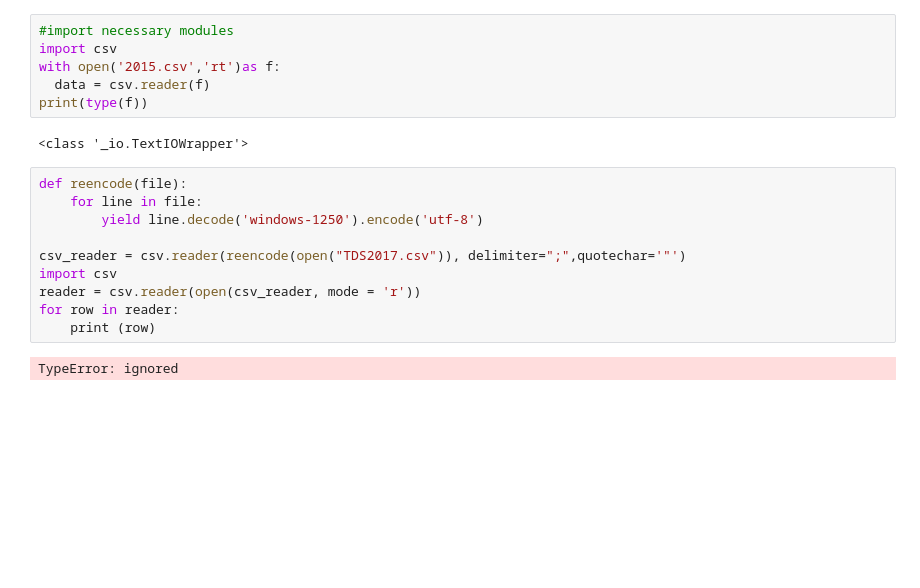
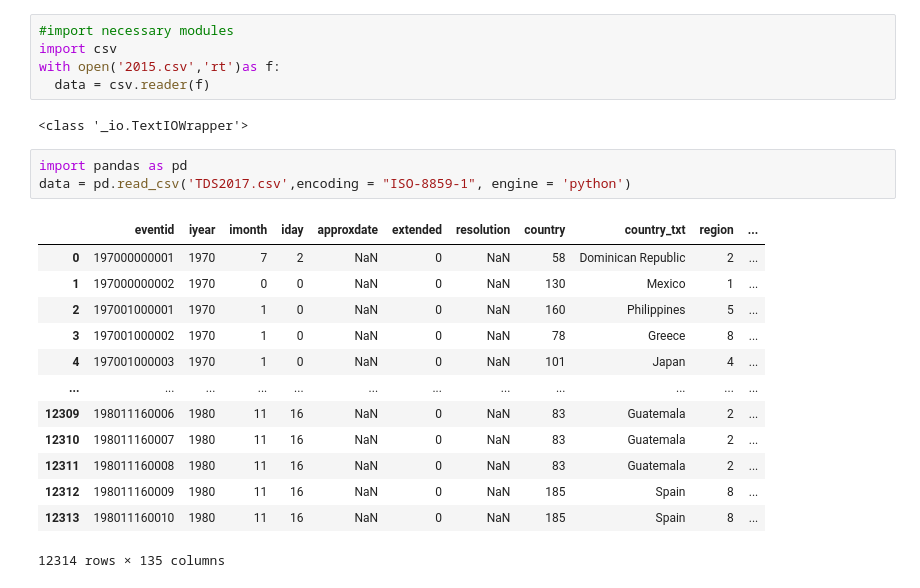
Before and after one commit to aghapygad336/MENA, a Jupyter notebook: MENA.ipynb, the cells around one changed output. Drawn from its saved outputs; the diff is of its cells as text; blank space fills up the shorter version.

```diff
--- a/MENA.ipynb
+++ b/MENA.ipynb
@@ -5,18 +5,22 @@
 import csv
 with open('2015.csv','rt')as f:
   data = csv.reader(f)
-print(type(f))
 # %% [output]
 <class '_io.TextIOWrapper'>
-# %%
-def reencode(file):
-    for line in file:
-        yield line.decode('windows-1250').encode('utf-8')
-
-csv_reader = csv.reader(reencode(open("TDS2017.csv")), delimiter=";",quotechar='"')
-import csv
-reader = csv.reader(open(csv_reader, mode = 'r'))
-for row in reader:
-    print (row)
-# %% [output]
-TypeError: ignored
+# %%
+import pandas as pd
+data = pd.read_csv('TDS2017.csv',encoding = "ISO-8859-1", engine = 'python')
+# %% [output]
+|  | eventid | iyear | imonth | iday | approxdate | extended | resolution | country | country_txt | region | ... |
+| 0 | 197000000001 | 1970 | 7 | 2 | NaN | 0 | NaN | 58 | Dominican Republic | 2 | ... |
+| 1 | 197000000002 | 1970 | 0 | 0 | NaN | 0 | NaN | 130 | Mexico | 1 | ... |
+| 2 | 197001000001 | 1970 | 1 | 0 | NaN | 0 | NaN | 160 | Philippines | 5 | ... |
+| 3 | 197001000002 | 1970 | 1 | 0 | NaN | 0 | NaN | 78 | Greece | 8 | ... |
+| 4 | 197001000003 | 1970 | 1 | 0 | NaN | 0 | NaN | 101 | Japan | 4 | ... |
+| ... | ... | ... | ... | ... | ... | ... | ... | ... | ... | ... | ... |
+| 12309 | 198011160006 | 1980 | 11 | 16 | NaN | 0 | NaN | 83 | Guatemala | 2 | ... |
+| 12310 | 198011160007 | 1980 | 11 | 16 | NaN | 0 | NaN | 83 | Guatemala | 2 | ... |
+| 12311 | 198011160008 | 1980 | 11 | 16 | NaN | 0 | NaN | 83 | Guatemala | 2 | ... |
+| 12312 | 198011160009 | 1980 | 11 | 16 | NaN | 0 | NaN | 185 | Spain | 8 | ... |
+| 12313 | 198011160010 | 1980 | 11 | 16 | NaN | 0 | NaN | 185 | Spain | 8 | ... |
+12314 rows × 135 columns
```
